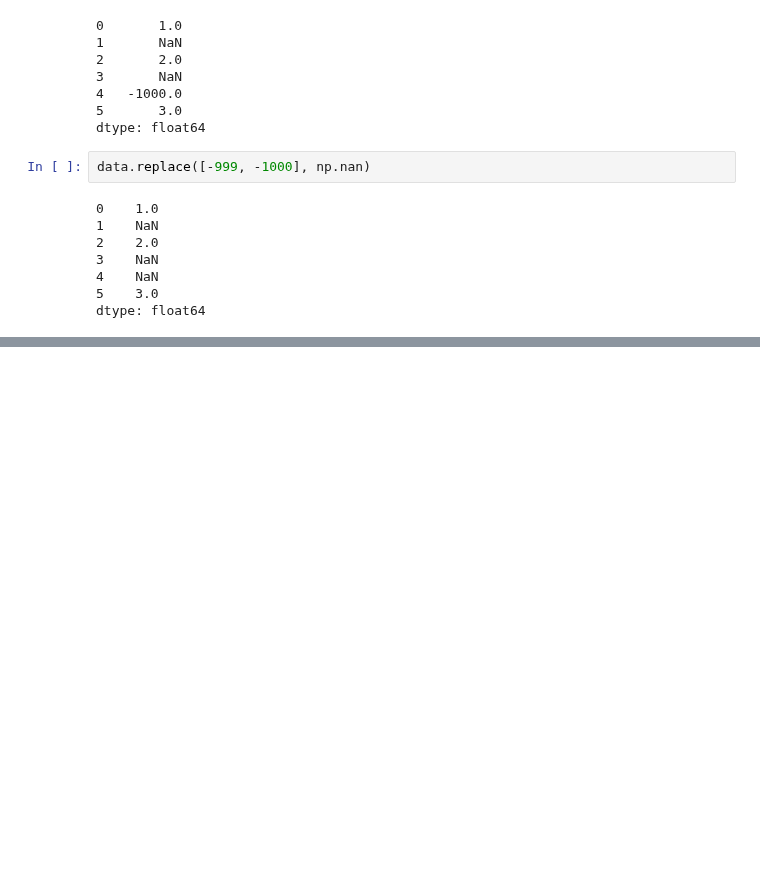
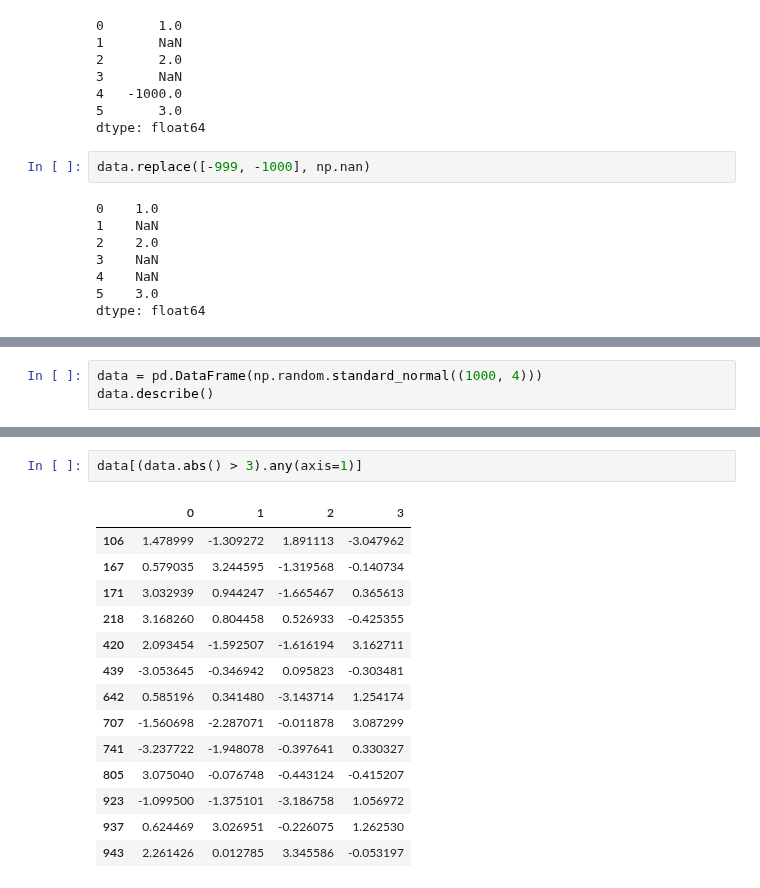
Before and after one commit to ahammadnafiz/Machine-Learning-From-Scratch, a Jupyter notebook: Pandas From Scratch/Data Cleaning and Preparation Part - 1.ipynb, the cells around one changed output, grey strips where cells are left out. Saved outputs shown, nothing was run; the diff lists cells and outputs as text; blank space fills up the shorter version.

```diff
--- a/Pandas From Scratch/Data Cleaning and Preparation.ipynb
+++ b/Pandas From Scratch/Data Cleaning and Preparation Part - 1.ipynb
@@ -475,0 +495,3 @@ Categories (4, interval[float64, right]): [(0.0833, 0.308] < (0.308, 0.532] < (0
+# %%
+data = pd.DataFrame(np.random.standard_normal((1000, 4)))
+data.describe()
@@ -475,0 +516,17 @@ Categories (4, interval[float64, right]): [(0.0833, 0.308] < (0.308, 0.532] < (0
+# %%
+data[(data.abs() > 3).any(axis=1)]
+# %% [output]
+|  | 0 | 1 | 2 | 3 |
+| 106 | 1.478999 | -1.309272 | 1.891113 | -3.047962 |
+| 167 | 0.579035 | 3.244595 | -1.319568 | -0.140734 |
+| 171 | 3.032939 | 0.944247 | -1.665467 | 0.365613 |
+| 218 | 3.168260 | 0.804458 | 0.526933 | -0.425355 |
+| 420 | 2.093454 | -1.592507 | -1.616194 | 3.162711 |
+| 439 | -3.053645 | -0.346942 | 0.095823 | -0.303481 |
+| 642 | 0.585196 | 0.341480 | -3.143714 | 1.254174 |
+| 707 | -1.560698 | -2.287071 | -0.011878 | 3.087299 |
+| 741 | -3.237722 | -1.948078 | -0.397641 | 0.330327 |
+| 805 | 3.075040 | -0.076748 | -0.443124 | -0.415207 |
+| 923 | -1.099500 | -1.375101 | -3.186758 | 1.056972 |
+| 937 | 0.624469 | 3.026951 | -0.226075 | 1.262530 |
+| 943 | 2.261426 | 0.012785 | 3.345586 | -0.053197 |
```
Also changed, not shown: parts of 78 cells of this notebook, 1 other file.
